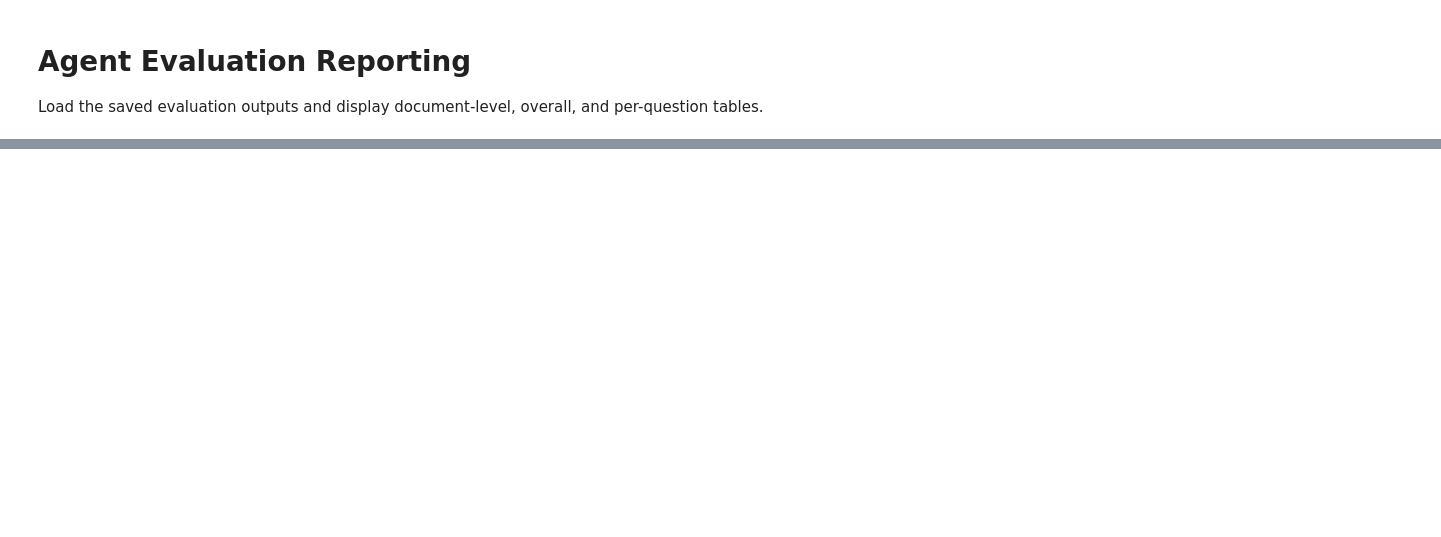
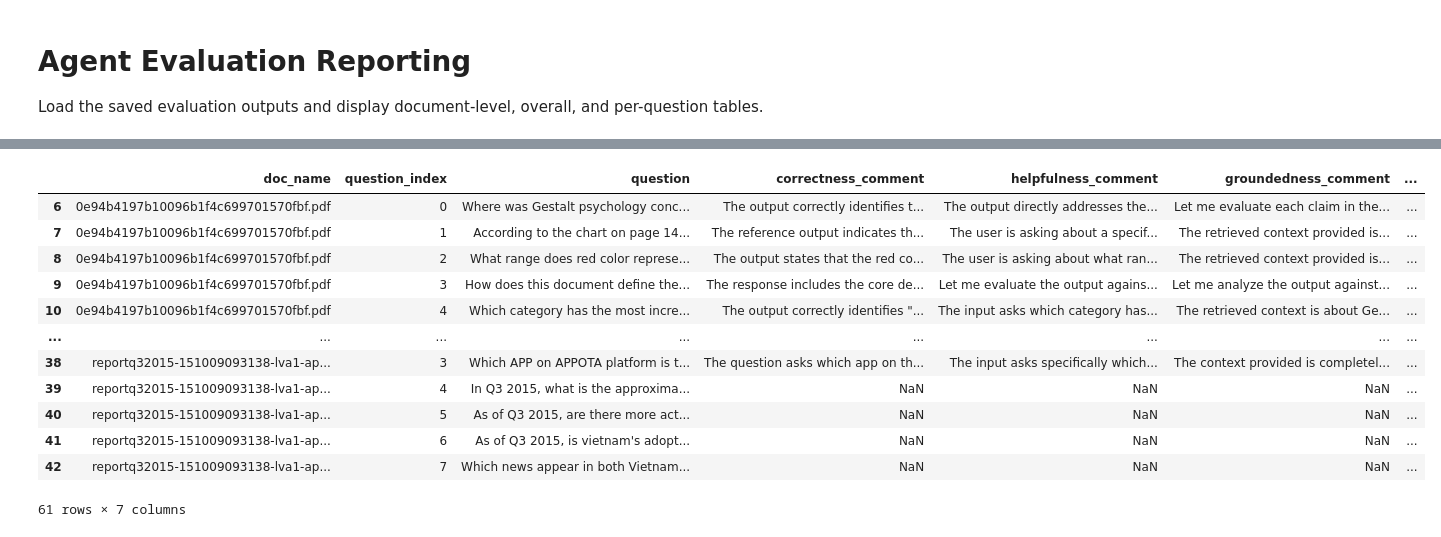
Before and after one commit to zacharyclement/MMDocIR-indexer-agent-retrieval-project, a Jupyter notebook: eval/reporting.ipynb, the cells around one changed output, grey strips where cells are left out. Cells and saved outputs as stored; diff of their text form; code cells hidden in the pictures; blank space fills up the shorter version.

```diff
--- a/eval/reporting.ipynb
+++ b/eval/reporting.ipynb
@@ -47,0 +357,26 @@ question_results_df[drilldown_columns].sort_values(['doc_name', 'question_index'
+# %%
+judge_comment_columns = [
+    'doc_name',
+    'question_index',
+    'question',
+    'correctness_comment',
+    'helpfulness_comment',
+    'groundedness_comment',
+    'evaluator_error',
+]
+
+question_results_df[judge_comment_columns].sort_values(['doc_name', 'question_index'])
+# %% [output]
+|  | doc_name | question_index | question | correctness_comment | helpfulness_comment | groundedness_comment | ... |
+| 6 | 0e94b4197b10096b1f4c699701570fbf.pdf | 0 | Where was Gestalt psychology conc... | The output correctly identifies t... | The output directly addresses the... | Let me evaluate each claim in the... | ... |
+| 7 | 0e94b4197b10096b1f4c699701570fbf.pdf | 1 | According to the chart on page 14... | The reference output indicates th... | The user is asking about a specif... | The retrieved context provided is... | ... |
+| 8 | 0e94b4197b10096b1f4c699701570fbf.pdf | 2 | What range does red color represe... | The output states that the red co... | The user is asking about what ran... | The retrieved context provided is... | ... |
+| 9 | 0e94b4197b10096b1f4c699701570fbf.pdf | 3 | How does this document define the... | The response includes the core de... | Let me evaluate the output agains... | Let me analyze the output against... | ... |
+| 10 | 0e94b4197b10096b1f4c699701570fbf.pdf | 4 | Which category has the most incre... | The output correctly identifies "... | The input asks which category has... | The retrieved context is about Ge... | ... |
+| ... | ... | ... | ... | ... | ... | ... | ... |
+| 38 | reportq32015-151009093138-lva1-ap... | 3 | Which APP on APPOTA platform is t... | The question asks which app on th... | The input asks specifically which... | The context provided is completel... | ... |
+| 39 | reportq32015-151009093138-lva1-ap... | 4 | In Q3 2015, what is the approxima... | NaN | NaN | NaN | ... |
+| 40 | reportq32015-151009093138-lva1-ap... | 5 | As of Q3 2015, are there more act... | NaN | NaN | NaN | ... |
+| 41 | reportq32015-151009093138-lva1-ap... | 6 | As of Q3 2015, is vietnam's adopt... | NaN | NaN | NaN | ... |
+| 42 | reportq32015-151009093138-lva1-ap... | 7 | Which news appear in both Vietnam... | NaN | NaN | NaN | ... |
+61 rows × 7 columns
```
Also changed, not shown: parts of 8 cells of this notebook, 1 other file.
